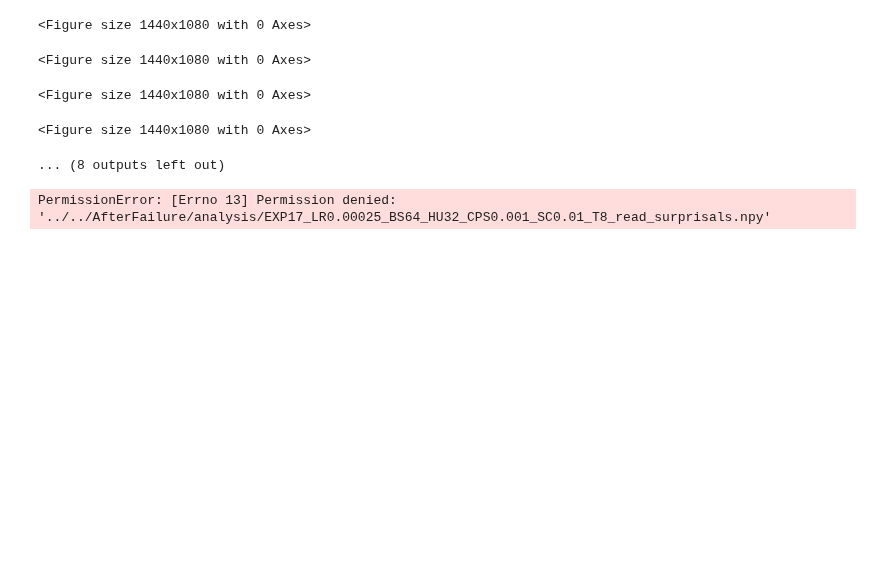
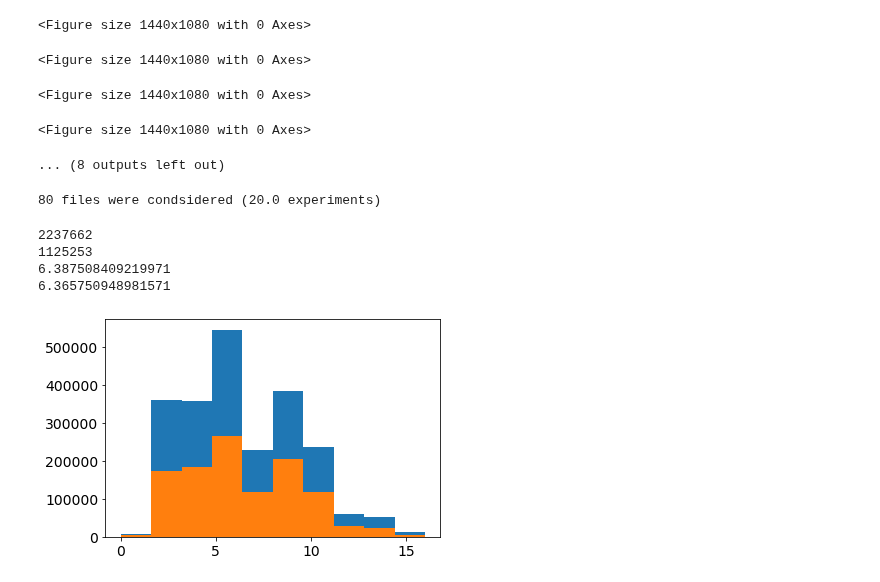
Before and after one commit to EmyArts/skiprnn-2017-telecombcn, a Jupyter notebook: src/postprocessing.ipynb, the cells around one changed output. Cells and saved outputs as stored; diff of their text form; code cells hidden in the pictures; blank space fills up the shorter version.

```diff
--- a/src/postprocessing.ipynb
+++ b/src/postprocessing.ipynb
@@ -300,6 +300,7 @@ s_skipped_surp = []
 ns_read_surp = []
 ns_skipped_surp = []
 
+i=0
 for file in os.listdir(folder + '/analysis'):
     file = folder + '/analysis/' + file
     if "pkl" in file:
@@ -324,20 +325,30 @@ for file in os.listdir(folder + '/analysis'):
                 ns_skipped_surp.append(np.load(open(file, 'rb')))
             else:
                 ns_read_surp.append(np.load(open(file, 'rb')))
+    i += 1
+
+print(f"{i} files were condsidered ({i/4} experiments)")
 # %% [output]
-PermissionError: [Errno 13] Permission denied: '../../AfterFailure/analysis/EXP17_LR0.00025_BS64_HU32_CPS0.001_SC0.01_T8_read_surprisals.npy'
+80 files were condsidered (20.0 experiments)
 # %%
-# nsr_surp = ns_read_surp[0]
-# nss_surp = ns_skipped_surp[0]
-#
-# print(len(nss_surp))
-# print(len(nsr_surp))
-#
-# print(nsr_surp.mean())
-# print(nss_surp.mean())
-#
-# plt.hist(nsr_surp)
-# plt.hist(nss_surp)
+nsr_surp = ns_read_surp[0]
+nss_surp = ns_skipped_surp[0]
+
+print(len(nss_surp))
+print(len(nsr_surp))
+
+print(nsr_surp.mean())
+print(nss_surp.mean())
+
+plt.hist(nss_surp)
+plt.hist(nsr_surp)
+plt.show()
+# %% [output]
+2237662
+1125253
+6.387508409219971
+6.365750948981571
+[figure, added]
 # %%
 sr_surp = s_read_surp[0]
 ss_surp = s_skipped_surp[0]
```
Also changed, not shown: parts of 1 cell of this notebook, 2 other files.
